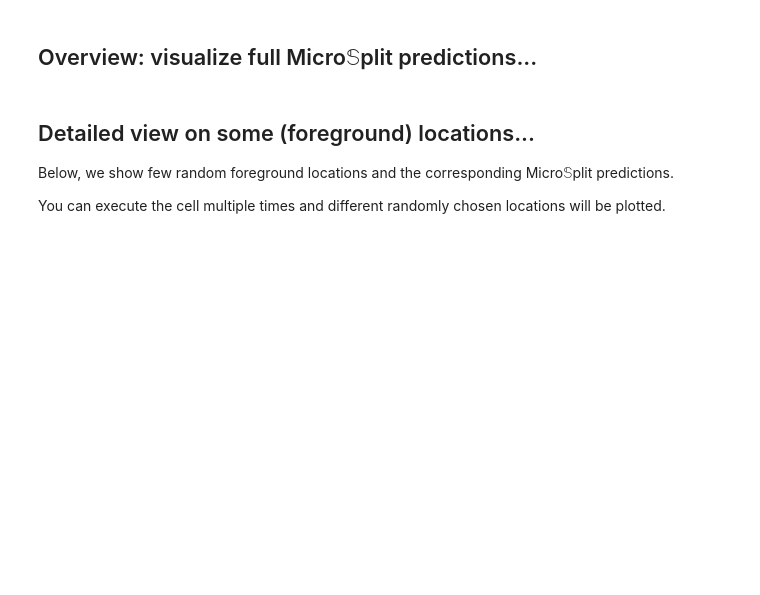
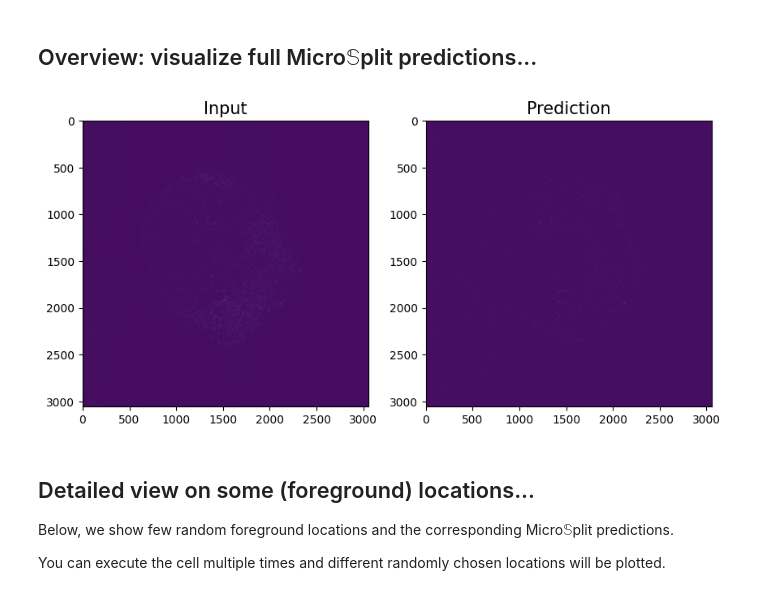
Before and after one commit to broadinstitute/MicroSplit-reproducibility, a Jupyter notebook: examples/2D/HT_H23B/02_predict.ipynb, the cells around one changed output. Cells and saved outputs as stored; diff of their text form; code cells hidden in the pictures; blank space fills up the shorter version.

```diff
--- a/examples/2D/HT_H23B/02_predict.ipynb
+++ b/examples/2D/HT_H23B/02_predict.ipynb
@@ -61,8 +61,8 @@ Depending on your internet connection, this will take a while...
 # %%
 DATA = pooch.create(
     path="./data",
-    base_url="https://download.fht.org/jug/msplit/ht_h23b/noise_models/data",
-    registry={f"raw_input.zip": None},
+    base_url="https://download.fht.org/jug/msplit/ht_h23b/data",
+    registry={f"test_input.zip": None},
 )
 
 NOISE_MODELS = pooch.create(
@@ -87,15 +85,14 @@ tifffile.imread("/home/igor.zubarev/projects/microSplit-reproducibility/examples
 # %%
 nm_fname = "ht_h23b_nm_raw_data.npz"
 # setting up train, validation, and test data configs
-train_data_config, val_data_config, test_data_config = get_data_configs(channel_list=None)
+train_data_config, val_data_config, test_data_config = get_data_configs()
 # setting up MicroSplit parametrization
 experiment_params = get_microsplit_parameters(nm_path=NOISE_MODELS.path /nm_fname, batch_size=64
 )
 
 # start the download of required files
-_, val_dset, test_dset, data_stats = create_train_val_datasets(
-    # datapath=DATA.path / f"raw_input.zip.unzip",
-    datapath = "/home/igor.zubarev/projects/microSplit-reproducibility/examples/2D/HT_H23B/data/test",
+_, _, test_dset, data_stats = create_train_val_datasets(
+    datapath=DATA.path / f"test_input.zip.unzip",
     train_config=train_data_config,
     val_config=val_data_config,
     test_config=val_data_config,
@@ -178,7 +172,7 @@ list_available_model_checkpoint_folders()
 # - - - - - - - - - - - - - - - - - - - - - - - - - - - - - - - - -
 # if you cut&past a path to the chosen ckpt down here,
 # we will use that checkpoint, otherwise we pick one automatically.
-user_selected_ckpt_folder = 'checkpoints'
+user_selected_ckpt_folder = 'pretrained_checkpoints'
 # - - - - - - - - - - - - - - - - - - - - - - - - - - - - - - - - -
 # %%
 ckpt_folder = user_selected_ckpt_folder
@@ -266,23 +254,24 @@ from microsplit_reproducibility.notebook_utils.HT_H23B import get_unnormalized_p
 # more so in `03_calibration.ipynb` for calibration and error estimations.
 stitched_predictions, norm_stitched_predictions, stitched_stds = get_unnormalized_predictions(
     model,
-    dset,
-    data_key="test", # switch between "test" and "val"
+    test_dset,
+    data_key="test_input.zip.unzip",
     mmse_count = experiment_params['mmse_count'],
     grid_size=32,
     num_workers=0,
     batch_size=32)
 
 # load inputs and noisy targets (needed for plotting later on)
-inp = get_input(dset)
-tar = get_target(dset)
+inp = get_input(test_dset)
+tar = get_target(test_dset)
 # %% [markdown]
 ## Overview: visualize full <nobr>Micro$\mathbb{S}$plit</nobr> predictions...
 # %%
 from microsplit_reproducibility.notebook_utils.HT_H23B import full_frame_evaluation
-frame_idx = 0
-assert frame_idx < len(stitched_predictions), f"Frame index {frame_idx} out of bounds"
-full_frame_evaluation(tar[frame_idx], inp[frame_idx])
+
+full_frame_evaluation(inp[0], stitched_predictions[0])
+# %% [output]
+[figure, added]
 # %% [markdown]
 ## Detailed view on some (foreground) locations...
 Below, we show few random foreground locations and the corresponding <nobr>Micro$\mathbb{S}$plit</nobr> predictions.
```
Also changed, not shown: parts of 14 cells of this notebook, 1 other file.
